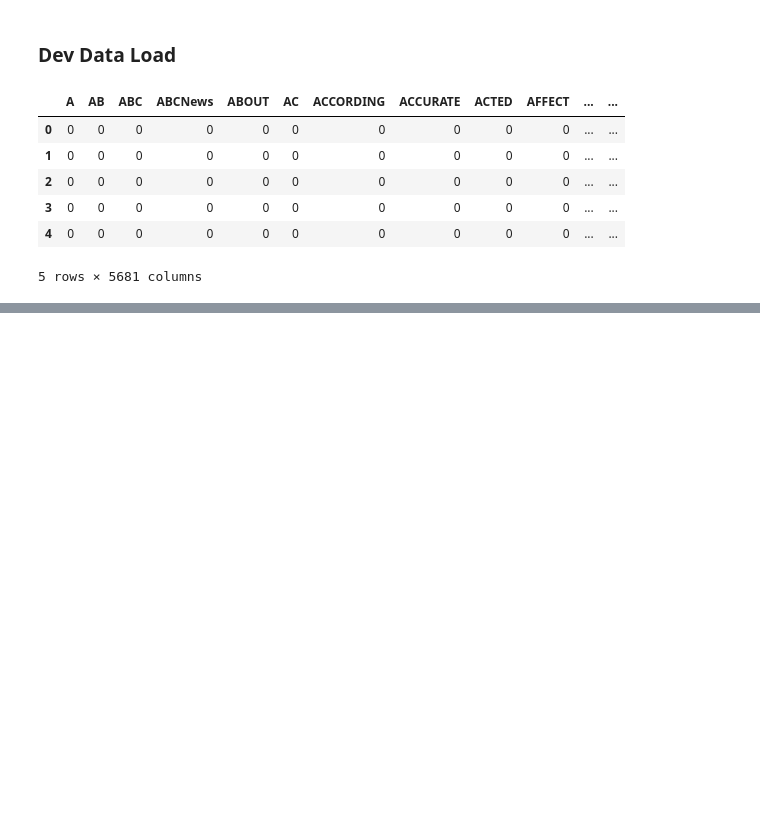
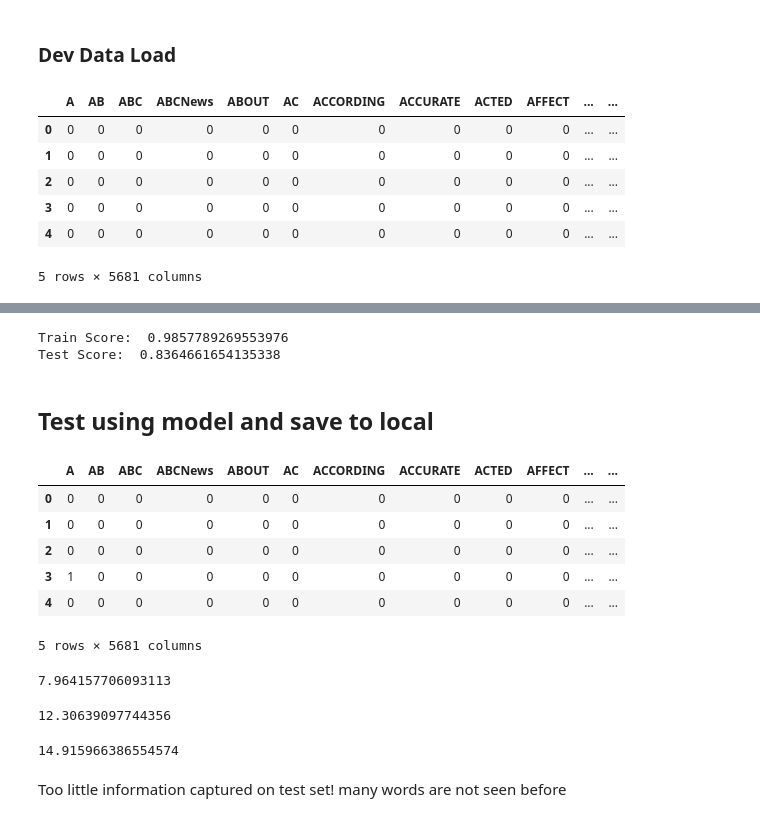
Before and after one commit to lich2000117/Fake-Tweets-Rumour-Detection, a Jupyter notebook: Analysis.ipynb, the cells around one changed output, grey strips where cells are left out. Cells and saved outputs as stored; diff of their text form; code cells hidden in the pictures; blank space fills up the shorter version.

```diff
--- a/Analysis.ipynb
+++ b/Analysis.ipynb
@@ -57,6 +64,7 @@ def Remove_URL(original):
 # %%
 # Reference: https://stackoverflow.com/questions/27084617/detect-strings-with-non-english-characters-in-python
 def isEnglish(s):
+    s = str(s)
     """Check if a string is english"""
     try:
         s.encode(encoding='utf-8').decode('ascii')
@@ -258,0 +400,17 @@ X_dev_scaled_reduced = pd.DataFrame(pca.transform(X_dev_scaled))
+# %%
+svm_clf = SVC()
+svm_clf.fit(X_train_scaled_reduced_pca600, y_train)
+
+Train_Score = svm_clf.score(X_train_scaled_reduced_pca600, y_train) # X_train_scaled_reduced for PCA
+Test_Score = svm_clf.score(X_dev_scaled_reduced_pca600, y_dev) # X_dev_scaled_reduced for PCA
+print("Train Score: ", Train_Score)
+print("Test Score: ", Test_Score)
+# %% [output]
+Train Score:  0.9857789269553976
+Test Score:  0.8364661654135338
+# %% [markdown]
+## Test using model and save to local
+# %%
+TEST_ID_PATH = './id_data/test.data.txt'
+TEST_DATA_PATH = './id_data/tweet-objects/'
+TEST_DATA_JSON_PATH = './full_data/data_storage/test_data.json'
@@ -258,0 +438,36 @@ X_dev_scaled_reduced = pd.DataFrame(pca.transform(X_dev_scaled))
+# %%
+X_test = join_data_id_label(None, TEST_ID_PATH, TEST_DATA_JSON_PATH, dropna_on_column = None)
+X_test
+## 2. Based on the values count, drop irrelevant features "reply_settings" too
+X_test = X_test[['id','lang', 'text']]
+# Use only text data and tokenize
+X_test["clean_text"] = X_test["text"].apply(text_processing)
+# Get BOF dataframe
+X_test_BOW = get_bag_of_words(X_test["clean_text"])
+
+## Keep training columns only
+X_test_BOW = keep_training_columns_only(X_test_BOW, train_columns, default_value=0)
+
+X_test_BOW.head(5)
+# %% [output]
+|  | A | AB | ABC | ABCNews | ABOUT | AC | ACCORDING | ACCURATE | ACTED | AFFECT | ... | ... |
+| 0 | 0 | 0 | 0 | 0 | 0 | 0 | 0 | 0 | 0 | 0 | ... | ... |
+| 1 | 0 | 0 | 0 | 0 | 0 | 0 | 0 | 0 | 0 | 0 | ... | ... |
+| 2 | 0 | 0 | 0 | 0 | 0 | 0 | 0 | 0 | 0 | 0 | ... | ... |
+| 3 | 1 | 0 | 0 | 0 | 0 | 0 | 0 | 0 | 0 | 0 | ... | ... |
+| 4 | 0 | 0 | 0 | 0 | 0 | 0 | 0 | 0 | 0 | 0 | ... | ... |
+5 rows × 5681 columns
+# %%
+sum(X_test_BOW.sum()/len(X_test_BOW))
+# %% [output]
+7.964157706093113
+# %%
+sum(X_dev_BOW.sum()/len(X_dev_BOW))
+# %% [output]
+12.30639097744356
+# %%
+sum(X_train_BOW.sum()/len(X_train_BOW))
+# %% [output]
+14.915966386554574
+# %% [markdown]
+Too little information captured on test set! many words are not seen before
```
Also changed, not shown: parts of 27 cells of this notebook, 19 other files.
